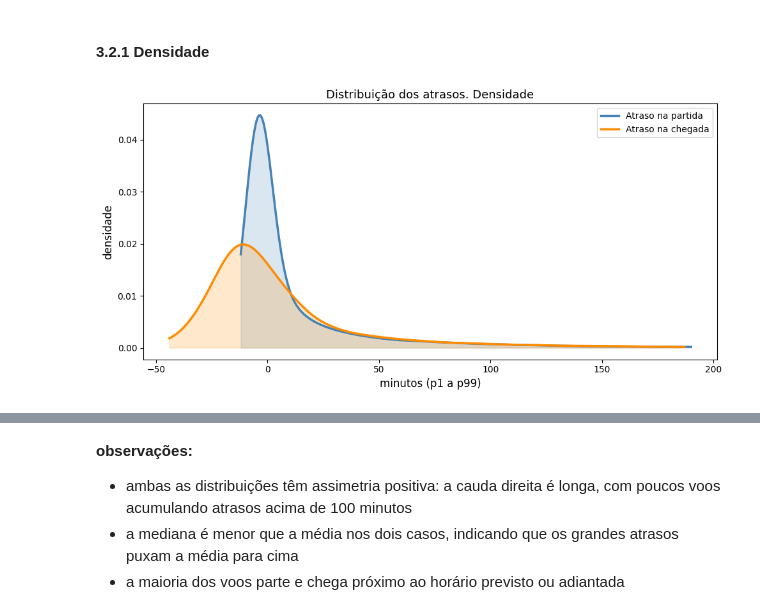
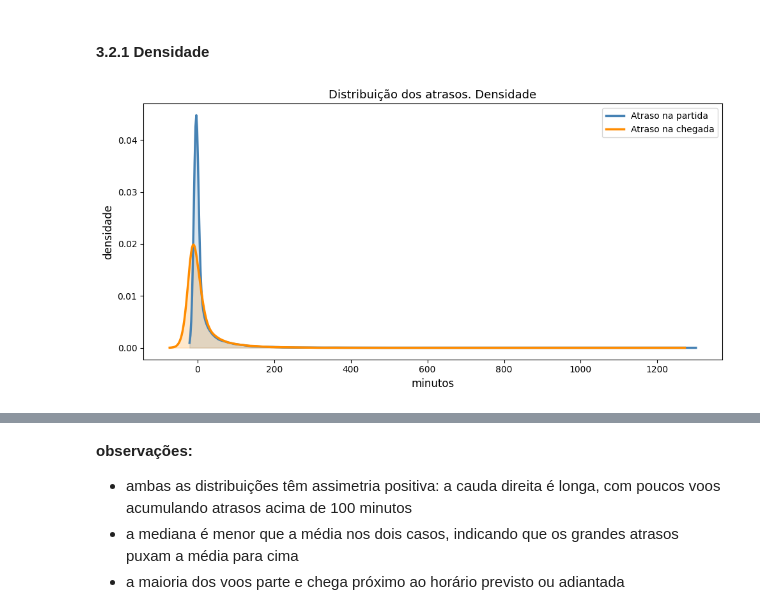
Before and after one commit to heitorctmba/MBA-01-estatistica-nycflights, a Jupyter notebook: nycflights.ipynb, the cells around one changed output, grey strips where cells are left out. Drawn from its saved outputs; the diff is of its cells as text; code cells hidden in the pictures.

```diff
--- a/nycflights.ipynb
+++ b/nycflights.ipynb
@@ -22,7 +22,7 @@ CORES_ATRASO = {"Adiantado": "seagreen", "Pontual": "steelblue", "Atrasado": "to
 - **voo:** `carrier`, `tailnum`, `flight`, `origin`, `dest`
 - **operacionais:** `air_time` (minutos em voo), `distance` (milhas)
 # %%
-PATH_NYCFLIGHTS = "/home/heitor/Documentos/MBA/01_estatistica/01_estatistica-nycflights/nycflights.csv"
+PATH_NYCFLIGHTS = "/home/heitor/Documentos/projetos/MBA/01_estatistica/01_estatistica-nycflights/nycflights.csv"
 
 flights_df = pd.read_csv(PATH_NYCFLIGHTS)
 
@@ -99,23 +100,22 @@ pd.DataFrame({
 # %%
 fig, ax = plt.subplots(figsize=(10, 5))
 
 cols = ['dep_delay', 'arr_delay']
 labels = ['Atraso na partida', 'Atraso na chegada']
 cores = ['steelblue', 'darkorange']
 
 for col, label, cor in zip(cols, labels, cores):
     data = flights_df[col].dropna()
-    x_min, x_max = np.percentile(data, 1), np.percentile(data, 99)
     kde = gaussian_kde(data)
-    x = np.linspace(x_min, x_max, 300)
+    x = np.linspace(data.min(), data.max(), 600)
     ax.plot(x, kde(x), color=cor, linewidth=2.5, label=label)
     ax.fill_between(x, kde(x), alpha=0.2, color=cor)
 
-ax.set_xlabel('minutos (p1 a p99)', fontsize=12)
+ax.set_xlabel('minutos', fontsize=12)
 ax.set_ylabel('densidade', fontsize=12)
 ax.set_title('Distribuição dos atrasos. Densidade', fontsize=13)
 ax.legend(fontsize=10)
 plt.tight_layout()
 plt.show()
 # %% [output]
-[figure, old version]
+[figure, new version]
```
Also changed, not shown: parts of 2 cells of this notebook.
